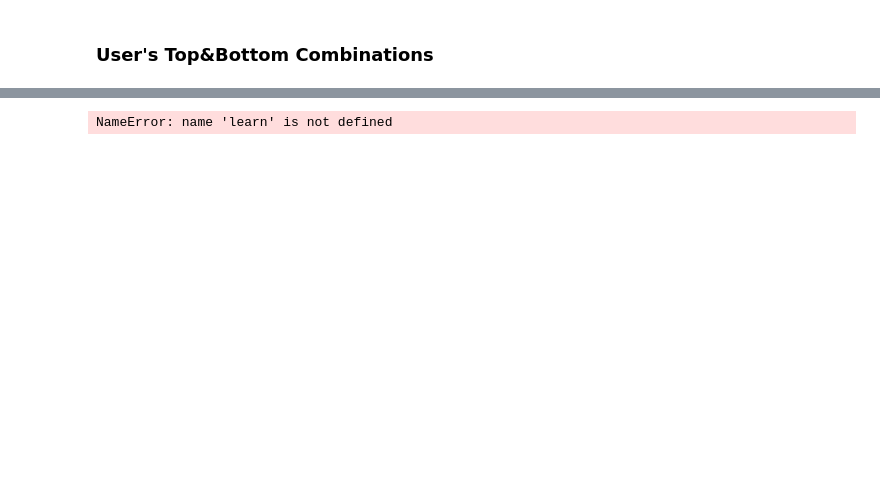
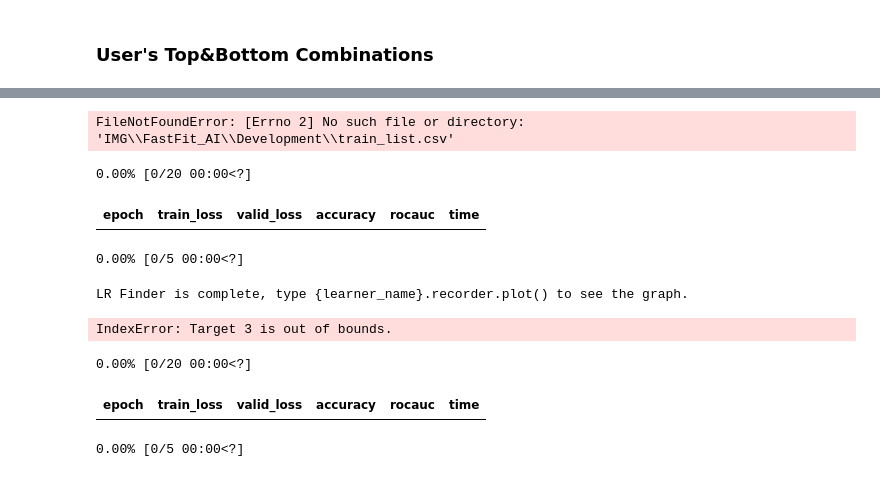
Before and after one commit to JesusTrj/FastFit_AI, a Jupyter notebook: Development/NB_Clothes_Combinatory.ipynb, the cells around one changed output, grey strips where cells are left out. Saved outputs shown, nothing was run; the diff lists cells and outputs as text; code cells hidden in the pictures; blank space fills up the shorter version.

```diff
--- a/Development/NB_Clothes_Combinatory.ipynb
+++ b/Development/NB_Clothes_Combinatory.ipynb
@@ -416,7 +183,0 @@ loss_func = CrossEntropyFlat(weight=torch.FloatTensor(weights).to("cuda"))
-# %%
-learn = Learner(db, integrate_model, metrics=[accuracy, ROCAUC()], loss_func=loss_func)
-learn.layer_groups = [nn.Sequential(*flatten_model(cnn_learn.layer_groups[0])),
-                      nn.Sequential(*flatten_model(cnn_learn.layer_groups[1])),
-                      nn.Sequential(*(flatten_model(cnn_learn.layer_groups[2]) +
-                                      flatten_model(integrate_model.tabular_model) +
-                                      flatten_model(integrate_model.layers)))]
@@ -423,7 +217,29 @@ learn.layer_groups = [nn.Sequential(*flatten_model(cnn_learn.layer_groups[0])),
+# %%
+PATH = "IMG"
+TRAINING_PATH = "FastFit_AI/Development/train_list.csv"
+
+data = ImageDataLoaders.from_csv(PATH, csv_fname=TRAINING_PATH,
+                                 item_tfms=Resize(300),
+                                 batch_tfms=aug_transforms(size=224, min_scale=0.9),
+                                 valid_pct=0.1,
+                                 splitter=RandomSplitter(seed=42), #seed=42
+                                 num_workers=0)
+# %% [output]
+FileNotFoundError: [Errno 2] No such file or directory: 'IMG\\FastFit_AI\\Development\\train_list.csv'
+# %%
+lr_steep = learn.lr_find()
+# %% [output]
+0.00% [0/20 00:00<?]
+| epoch | train_loss | valid_loss | accuracy | rocauc | time |
+0.00% [0/5 00:00<?]
+LR Finder is complete, type {learner_name}.recorder.plot() to see the graph.
+IndexError: Target 3 is out of bounds.
 # %%
-learn.freeze()
+learn.unfreeze()
 learn.lr_find()
 learn.recorder.plot()
 # %% [output]
-NameError: name 'learn' is not defined
+0.00% [0/20 00:00<?]
+| epoch | train_loss | valid_loss | accuracy | rocauc | time |
+0.00% [0/5 00:00<?]
 # %%
```
Also changed, not shown: parts of 28 cells of this notebook, 3 other files.
